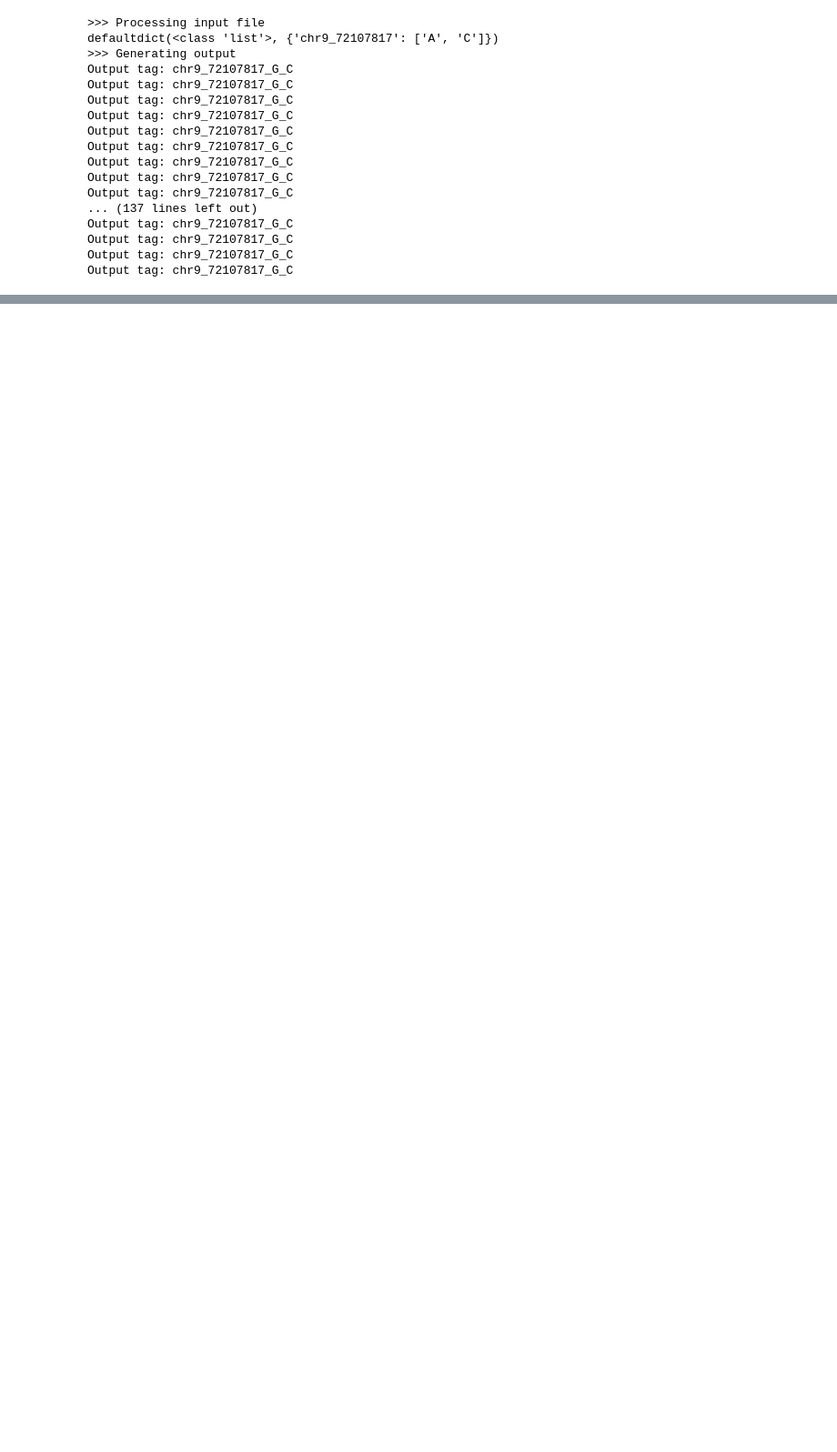
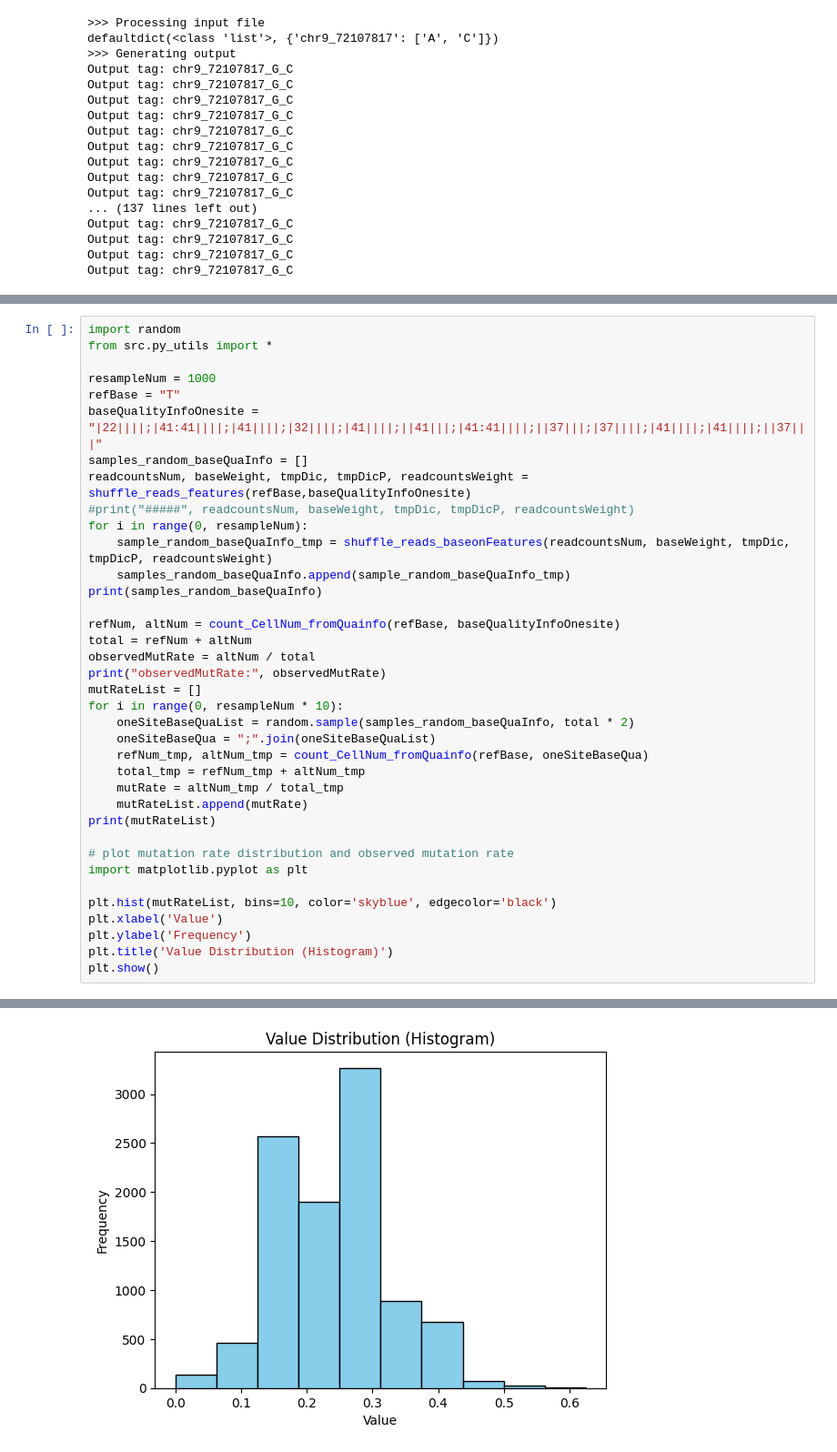
Before and after one commit to QunATCG/scMutrace, a Jupyter notebook: test.ipynb, the cells around one changed output, grey strips where cells are left out. Shown at 91% size. Cells and saved outputs as stored; diff of their text form; blank space fills up the shorter version.

```diff
--- a/test.ipynb
+++ b/test.ipynb
@@ -479,0 +439,38 @@ ValueError: Sequences must all be the same length
+# %%
+import random
+from src.py_utils import *
+
+resampleNum = 1000
+refBase = "T"
+baseQualityInfoOnesite = "|22||||;|41:41||||;|41||||;|32||||;|41||||;||41|||;|41:41||||;||37|||;|37||||;|41||||;|41||||;||37|||"
+samples_random_baseQuaInfo = []
+readcountsNum, baseWeight, tmpDic, tmpDicP, readcountsWeight = shuffle_reads_features(refBase,baseQualityInfoOnesite)
+#print("#####", readcountsNum, baseWeight, tmpDic, tmpDicP, readcountsWeight)
+for i in range(0, resampleNum):
+    sample_random_baseQuaInfo_tmp = shuffle_reads_baseonFeatures(readcountsNum, baseWeight, tmpDic, tmpDicP, readcountsWeight)
+    samples_random_baseQuaInfo.append(sample_random_baseQuaInfo_tmp)
+print(samples_random_baseQuaInfo)
+
+refNum, altNum = count_CellNum_fromQuainfo(refBase, baseQualityInfoOnesite)
+total = refNum + altNum
+observedMutRate = altNum / total
+print("observedMutRate:", observedMutRate)
+mutRateList = []
+for i in range(0, resampleNum * 10):
+    oneSiteBaseQuaList = random.sample(samples_random_baseQuaInfo, total * 2)
+    oneSiteBaseQua = ";".join(oneSiteBaseQuaList)
+    refNum_tmp, altNum_tmp = count_CellNum_fromQuainfo(refBase, oneSiteBaseQua)
+    total_tmp = refNum_tmp + altNum_tmp
+    mutRate = altNum_tmp / total_tmp
+    mutRateList.append(mutRate)
+print(mutRateList)
+
+# plot mutation rate distribution and observed mutation rate
+import matplotlib.pyplot as plt
+
+plt.hist(mutRateList, bins=10, color='skyblue', edgecolor='black')
+plt.xlabel('Value')
+plt.ylabel('Frequency')
+plt.title('Value Distribution (Histogram)')
+plt.show()
+# %% [output]
@@ -479,0 +480 @@ ValueError: Sequences must all be the same length
+[figure, added]
```
Also changed, not shown: parts of 2 cells of this notebook, 2 other files.
